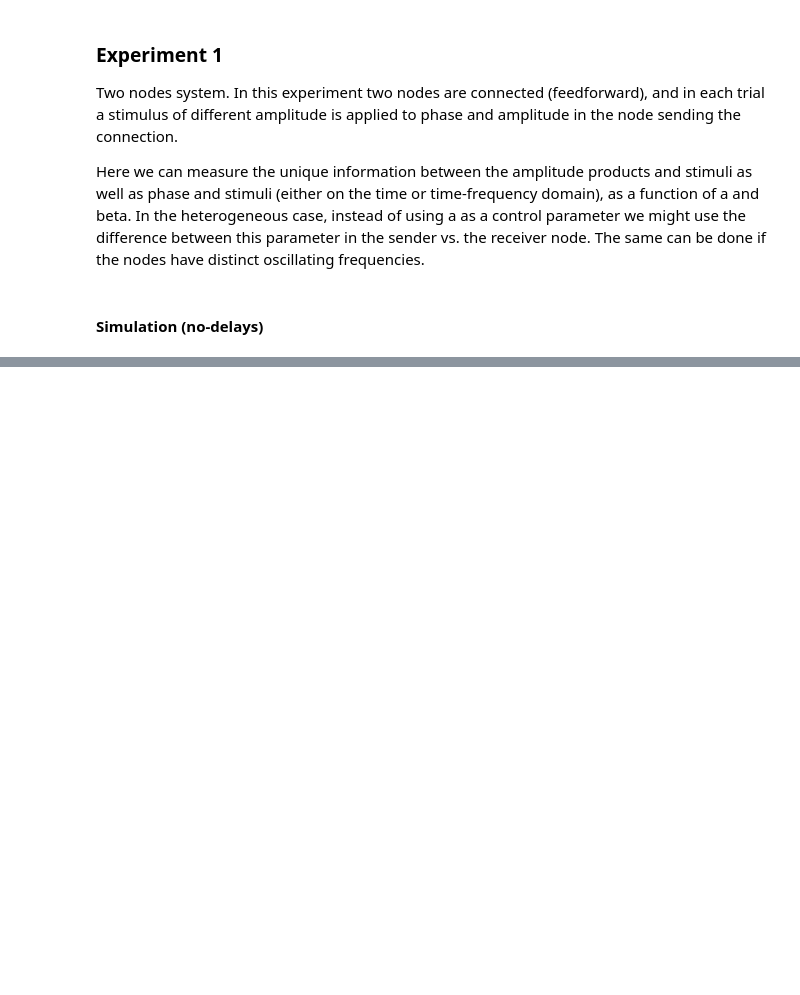
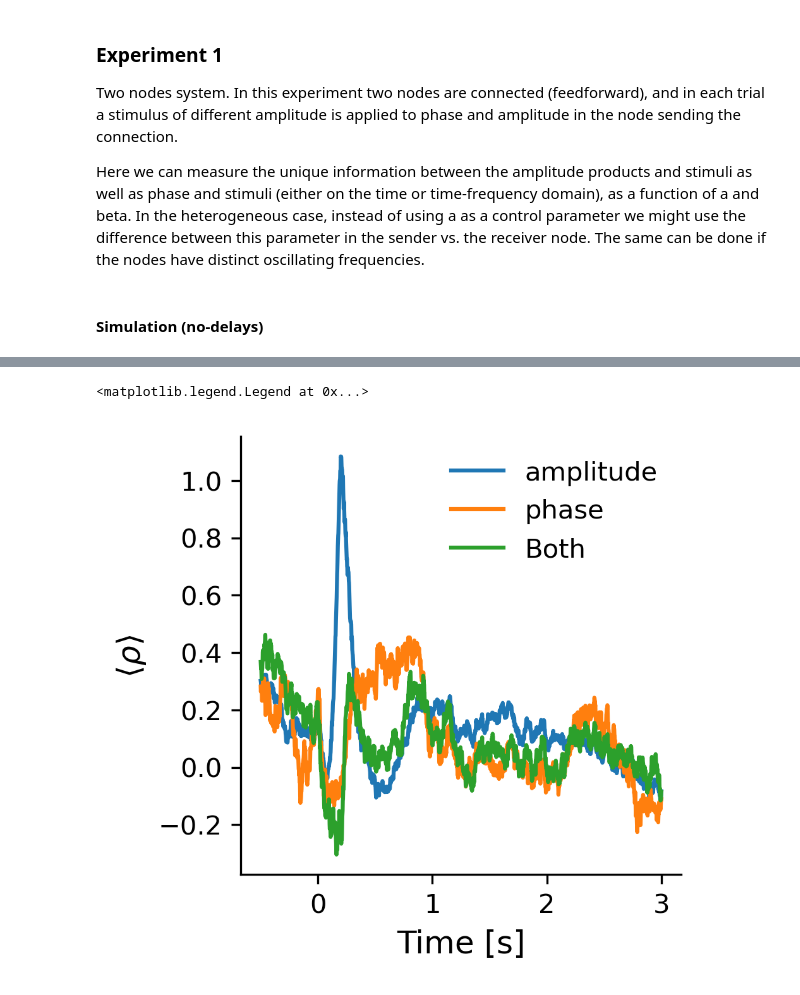
Before and after one commit to ViniciusLima94/StuartLandauWBM, a Jupyter notebook: notebooks/Experiment 1 - Two Nodes System.ipynb, the cells around one changed output, grey strips where cells are left out. Cells and saved outputs as stored; diff of their text form; code cells hidden in the pictures; blank space fills up the shorter version.

```diff
--- a/notebooks/Experiment 1 - Two Nodes System.ipynb
+++ b/notebooks/Experiment 1 - Two Nodes System.ipynb
@@ -172,3 +159,9 @@ data_phase = xr.DataArray(
     dims=("trials", "roi", "times"),
     coords=(Amplitudes, ["x", "y"], time[::decim]),
 )
+
+data_both = xr.DataArray(
+    data_both,
+    dims=("trials", "roi", "times"),
+    coords=(Amplitudes, ["x", "y"], time[::decim]),
+)
@@ -325,5 +167,0 @@ phase_diff = np.unwrap(phase[:, 0] - phase[:, 1]) * 180 / np.pi
-# %%
-r = np.abs(data_amp)
-thr = r.quantile(.6, "times")
-x = r >= thr
-pec = x.isel(roi = 0) * x.isel(roi = 1)
@@ -375,0 +238,26 @@ AttributeError: 'DataArray' object has no attribute 'freqs'
+# %%
+plt.figure(figsize=(3, 3), dpi=300)
+
+data = [data_amp, data_phase, data_both]
+ax = plt.subplot(111)
+for pos, data_ in enumerate(data):
+
+    r = np.abs(data_)
+
+    r = (r - r.mean("times")) / r.std("times")
+
+    z = np.angle(data_[:, 0] * np.conj(data_[:, 1]))
+    theta = xr.DataArray(
+        z, dims=("trials", "times"), coords={"times": data_.times.values}
+    ).mean("trials")
+
+    (r[:, 0] * r[:, 1]).sel(times=slice(-0.5, 3)).mean("trials").plot()
+    # ax2 = ax.twinx()
+    #(theta).sel(times=slice(-.5, 3)).plot()
+    plt.ylabel(r"$\langle\rho \rangle$", fontsize=12)
+    plt.xlabel("Time [s]", fontsize=12)
+[ax.spines[key].set_visible(False) for key in ["top", "right"]]
+plt.legend(["amplitude", "phase", "Both"], frameon=False)
+# %% [output]
+<matplotlib.legend.Legend at 0x...>
+[figure, added]
```
Also changed, not shown: parts of 31 cells of this notebook, 8 other files.
